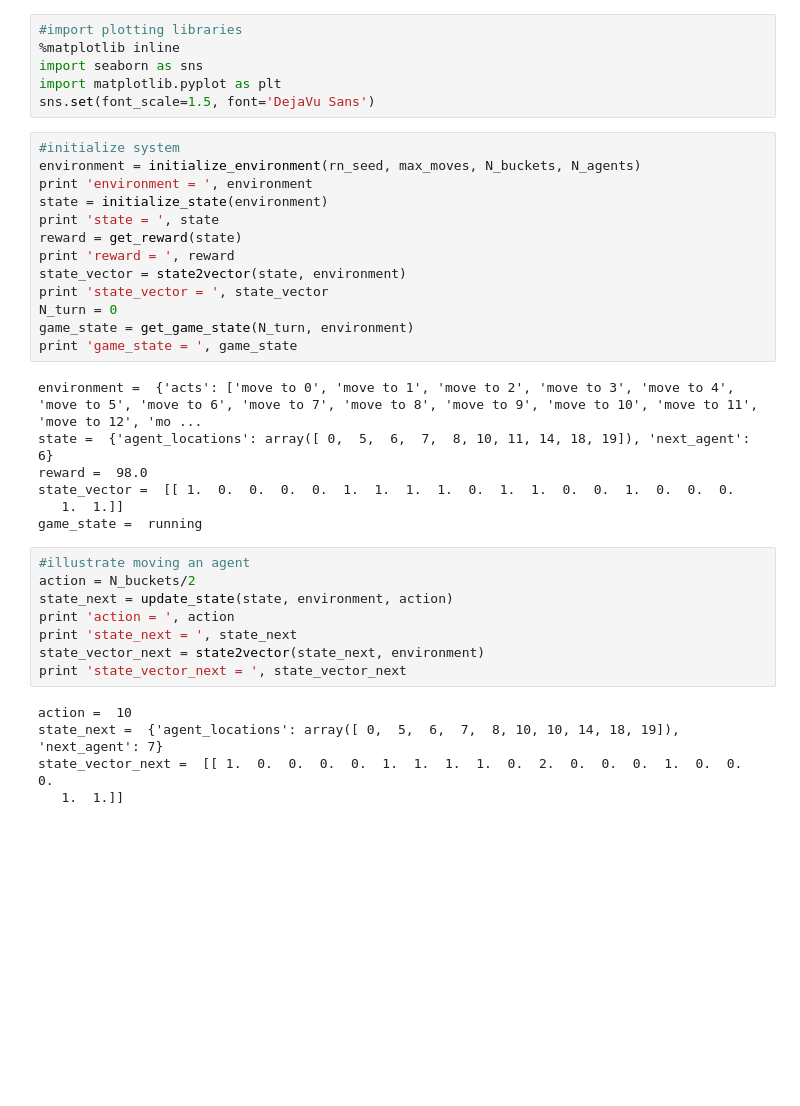
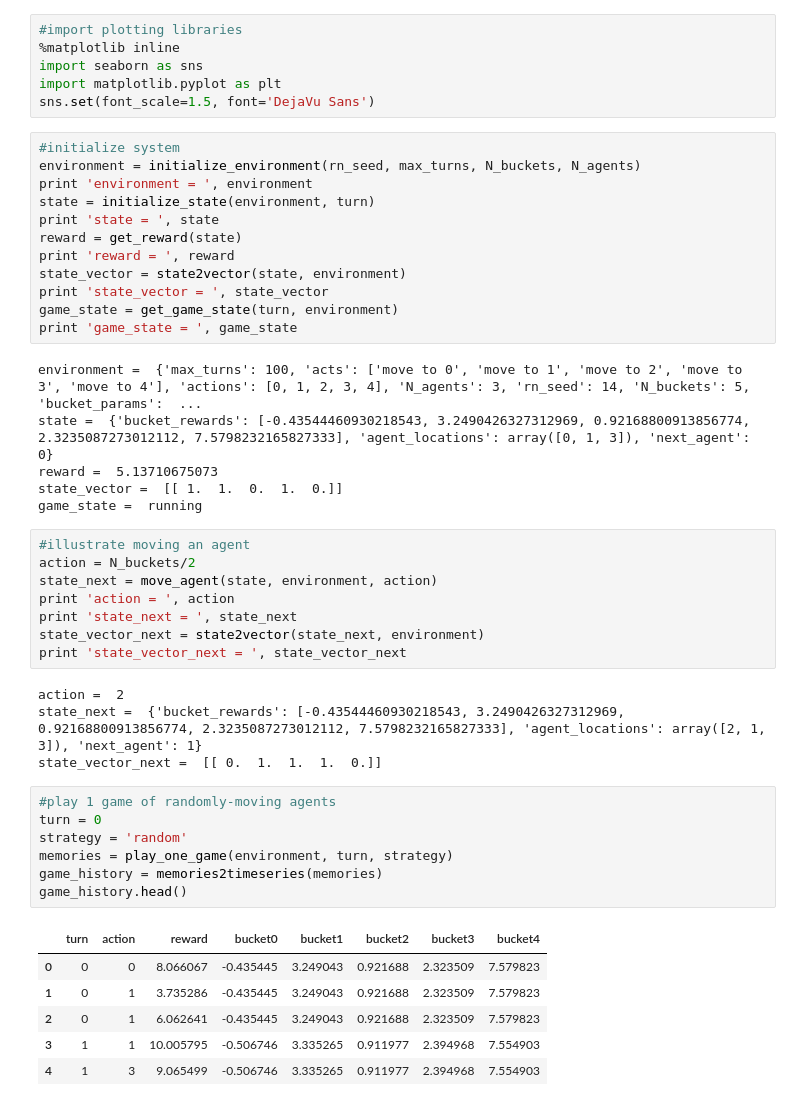
Before and after one commit to joehahn/multi-agent-explore, a Jupyter notebook: multi_agent.ipynb, the cells around one changed output. Cells and saved outputs as stored; diff of their text form; blank space fills up the shorter version.

```diff
--- a/multi_agent.ipynb
+++ b/multi_agent.ipynb
@@ -25,34 +26,45 @@ import matplotlib.pyplot as plt
 sns.set(font_scale=1.5, font='DejaVu Sans')
 # %%
 #initialize system
-environment = initialize_environment(rn_seed, max_moves, N_buckets, N_agents)
+environment = initialize_environment(rn_seed, max_turns, N_buckets, N_agents)
 print 'environment = ', environment
-state = initialize_state(environment)
+state = initialize_state(environment, turn)
 print 'state = ', state
 reward = get_reward(state)
 print 'reward = ', reward
 state_vector = state2vector(state, environment)
 print 'state_vector = ', state_vector
-N_turn = 0
-game_state = get_game_state(N_turn, environment)
+game_state = get_game_state(turn, environment)
 print 'game_state = ', game_state
 # %% [output]
-environment =  {'acts': ['move to 0', 'move to 1', 'move to 2', 'move to 3', 'move to 4', 'move to 5', 'move to 6', 'move to 7', 'move to 8', 'move to 9', 'move to 10', 'move to 11', 'move to 12', 'mo ...
-state =  {'agent_locations': array([ 0,  5,  6,  7,  8, 10, 11, 14, 18, 19]), 'next_agent': 6}
-reward =  98.0
-state_vector =  [[ 1.  0.  0.  0.  0.  1.  1.  1.  1.  0.  1.  1.  0.  0.  1.  0.  0.  0.
-   1.  1.]]
+environment =  {'max_turns': 100, 'acts': ['move to 0', 'move to 1', 'move to 2', 'move to 3', 'move to 4'], 'actions': [0, 1, 2, 3, 4], 'N_agents': 3, 'rn_seed': 14, 'N_buckets': 5, 'bucket_params':  ...
+state =  {'bucket_rewards': [-0.43544460930218543, 3.2490426327312969, 0.92168800913856774, 2.3235087273012112, 7.5798232165827333], 'agent_locations': array([0, 1, 3]), 'next_agent': 0}
+reward =  5.13710675073
+state_vector =  [[ 1.  1.  0.  1.  0.]]
 game_state =  running
 # %%
 #illustrate moving an agent
 action = N_buckets/2
-state_next = update_state(state, environment, action)
+state_next = move_agent(state, environment, action)
 print 'action = ', action
 print 'state_next = ', state_next
 state_vector_next = state2vector(state_next, environment)
 print 'state_vector_next = ', state_vector_next
 # %% [output]
-action =  10
-state_next =  {'agent_locations': array([ 0,  5,  6,  7,  8, 10, 10, 14, 18, 19]), 'next_agent': 7}
-state_vector_next =  [[ 1.  0.  0.  0.  0.  1.  1.  1.  1.  0.  2.  0.  0.  0.  1.  0.  0.  0.
-   1.  1.]]
+action =  2
+state_next =  {'bucket_rewards': [-0.43544460930218543, 3.2490426327312969, 0.92168800913856774, 2.3235087273012112, 7.5798232165827333], 'agent_locations': array([2, 1, 3]), 'next_agent': 1}
+state_vector_next =  [[ 0.  1.  1.  1.  0.]]
+# %%
+#play 1 game of randomly-moving agents
+turn = 0
+strategy = 'random'
+memories = play_one_game(environment, turn, strategy)
+game_history = memories2timeseries(memories)
+game_history.head()
+# %% [output]
+|  | turn | action | reward | bucket0 | bucket1 | bucket2 | bucket3 | bucket4 |
+| 0 | 0 | 0 | 8.066067 | -0.435445 | 3.249043 | 0.921688 | 2.323509 | 7.579823 |
+| 1 | 0 | 1 | 3.735286 | -0.435445 | 3.249043 | 0.921688 | 2.323509 | 7.579823 |
+| 2 | 0 | 1 | 6.062641 | -0.435445 | 3.249043 | 0.921688 | 2.323509 | 7.579823 |
+| 3 | 1 | 1 | 10.005795 | -0.506746 | 3.335265 | 0.911977 | 2.394968 | 7.554903 |
+| 4 | 1 | 3 | 9.065499 | -0.506746 | 3.335265 | 0.911977 | 2.394968 | 7.554903 |
```
Also changed, not shown: parts of 9 cells of this notebook, 1 other file.
